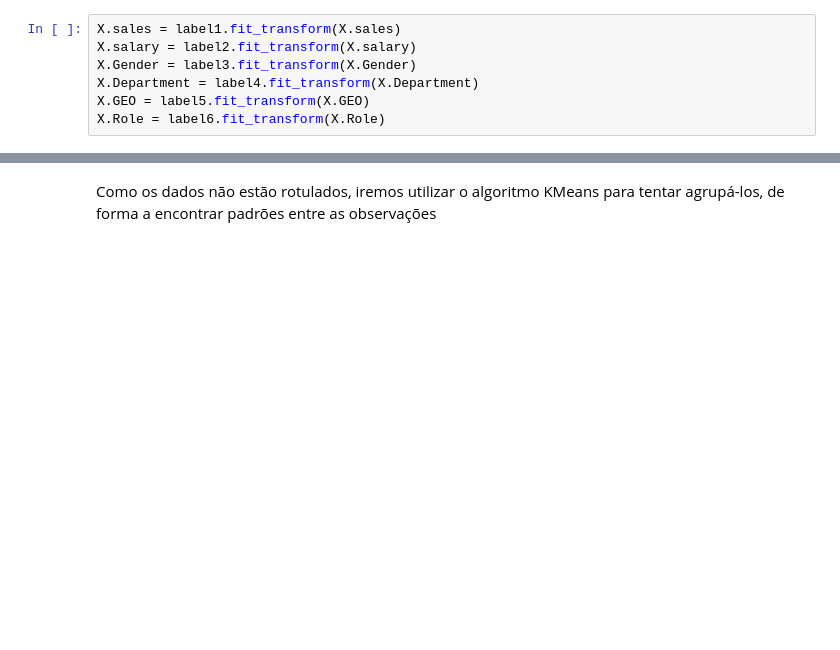
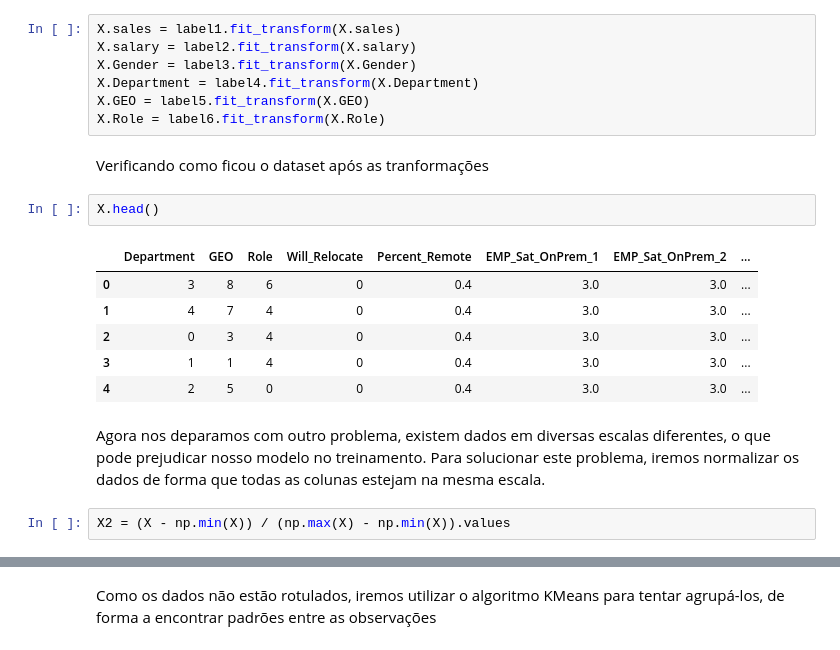
Before and after one commit to allanbraquiel/Data_Science_Projects, a Jupyter notebook: Laboratório_de_dados_de_Análise_de_RH.ipynb, the cells around one changed output, grey strips where cells are left out. Cells and saved outputs as stored; diff of their text form; blank space fills up the shorter version.

```diff
--- a/Laboratório_de_dados_de_Análise_de_RH.ipynb
+++ b/Laboratório_de_dados_de_Análise_de_RH.ipynb
@@ -267,3 +267,19 @@ X.Gender = label3.fit_transform(X.Gender)
 X.Department = label4.fit_transform(X.Department)
 X.GEO = label5.fit_transform(X.GEO)
 X.Role = label6.fit_transform(X.Role)
+# %% [markdown]
+Verificando como ficou o dataset após as tranformações
+# %%
+X.head()
+# %% [output]
+|  | Department | GEO | Role | Will_Relocate | Percent_Remote | EMP_Sat_OnPrem_1 | EMP_Sat_OnPrem_2 | ... |
+| 0 | 3 | 8 | 6 | 0 | 0.4 | 3.0 | 3.0 | ... |
+| 1 | 4 | 7 | 4 | 0 | 0.4 | 3.0 | 3.0 | ... |
+| 2 | 0 | 3 | 4 | 0 | 0.4 | 3.0 | 3.0 | ... |
+| 3 | 1 | 1 | 4 | 0 | 0.4 | 3.0 | 3.0 | ... |
+| 4 | 2 | 5 | 0 | 0 | 0.4 | 3.0 | 3.0 | ... |
+# %% [markdown]
+Agora nos deparamos com outro problema, existem dados em diversas escalas diferentes, o que pode prejudicar nosso modelo no treinamento.
+Para solucionar este problema, iremos normalizar os dados de forma que todas as colunas estejam na mesma escala.
+# %%
+X2 = (X - np.min(X)) / (np.max(X) - np.min(X)).values
```
Also changed, not shown: parts of 9 cells of this notebook.
